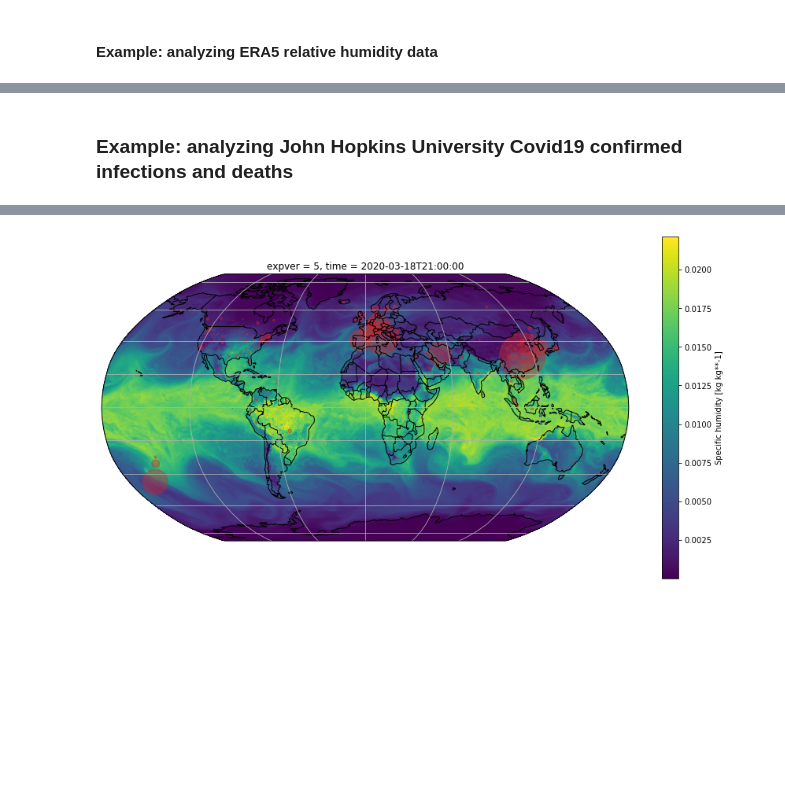
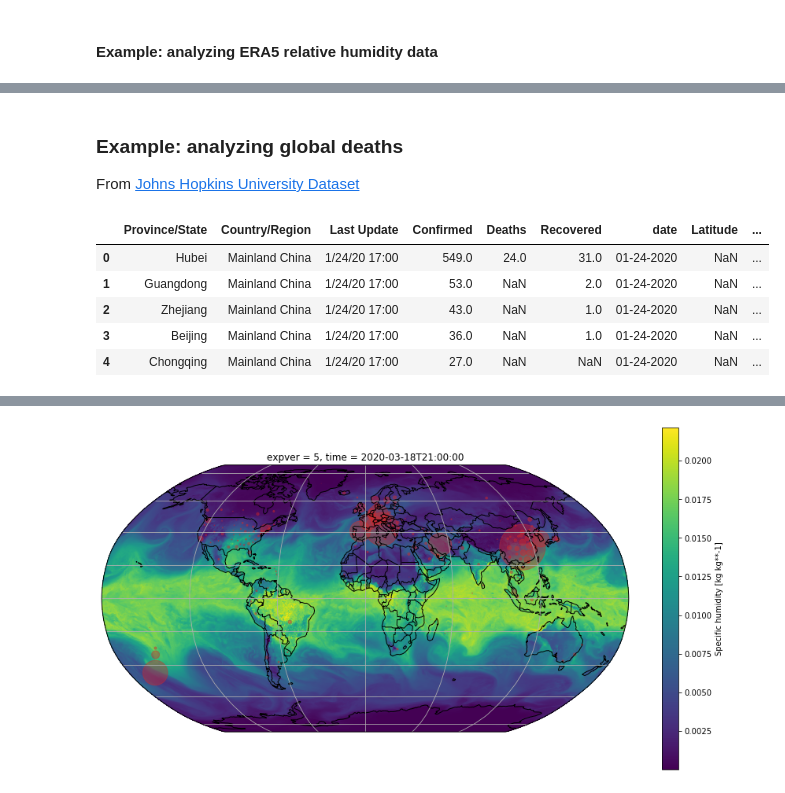
Before and after one commit to COVID-Weather/covid-environmental-factors, a Jupyter notebook: notebooks/0_exploratory_data_analysis.ipynb, the cells around one changed output, grey strips where cells are left out. Drawn from its saved outputs; the diff is of its cells as text; code cells hidden in the pictures; blank space fills up the shorter version.

```diff
--- a/notebooks/0_exploratory_data_analysis.ipynb
+++ b/notebooks/0_exploratory_data_analysis.ipynb
@@ -19,16 +20,26 @@ plt.savefig(f"../figures/rh_lastweek.png")
-# %% [markdown]
-### Example: analyzing John Hopkins University Covid19 confirmed infections and deaths
+# %% [markdown]
+### Example: analyzing global deaths
+
+From [Johns Hopkins University Dataset](https://github.com/CSSEGISandData/COVID-19/tree/master/csse_covid_19_data)
 # %%
 dir_path = "../data/COVID-19/csse_covid_19_data/csse_covid_19_daily_reports/"
 daily = os.listdir(dir_path)
 
 li = []
 for day in daily:
     if ".csv" not in day: continue
     df_day = pd.read_csv(dir_path+day, index_col=None, header=0)
     df_day['date'] = day.split(".")[0]
     li.append(df_day)
 
 df = pd.concat(li, axis=0, ignore_index=True, sort=False)
 global_df = df.groupby('date').sum()
+df.head()
+# %% [output]
+|  | Province/State | Country/Region | Last Update | Confirmed | Deaths | Recovered | date | Latitude | ... |
+| 0 | Hubei | Mainland China | 1/24/20 17:00 | 549.0 | 24.0 | 31.0 | 01-24-2020 | NaN | ... |
+| 1 | Guangdong | Mainland China | 1/24/20 17:00 | 53.0 | NaN | 2.0 | 01-24-2020 | NaN | ... |
+| 2 | Zhejiang | Mainland China | 1/24/20 17:00 | 43.0 | NaN | 1.0 | 01-24-2020 | NaN | ... |
+| 3 | Beijing | Mainland China | 1/24/20 17:00 | 36.0 | NaN | 1.0 | 01-24-2020 | NaN | ... |
+| 4 | Chongqing | Mainland China | 1/24/20 17:00 | 27.0 | NaN | NaN | 01-24-2020 | NaN | ... |
 # %%
```
Also changed, not shown: parts of 10 cells of this notebook, 5 other files.
